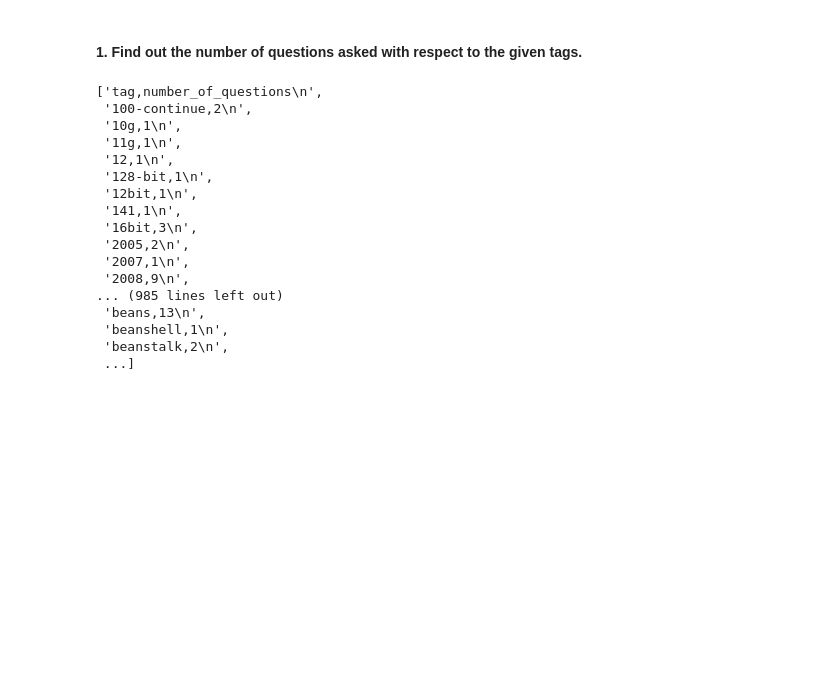
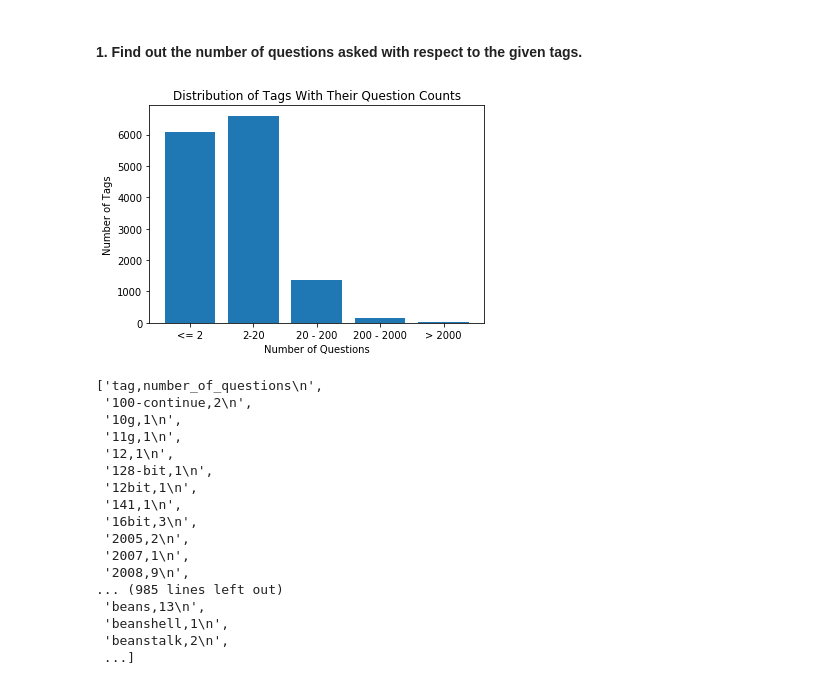
Before and after one commit to rjs211/CS564-ML, a Jupyter notebook: Assignment1/Q1/Q1.ipynb, the cells around one changed output. Saved outputs shown, nothing was run; the diff lists cells and outputs as text; code cells hidden in the pictures; blank space fills up the shorter version.

```diff
--- a/Assignment1/Q1/Q1.ipynb
+++ b/Assignment1/Q1/Q1.ipynb
@@ -42,10 +42,32 @@ for question_id, tags_list in zip(list(data['qid']), list(data['tags'])):
             tag_question_map[tag] = set([question_id])
 # %%
 question1_answer = []
+tag_counts = [0, 0, 0, 0, 0]
 question1_answer.append('tag,number_of_questions\n')
 
 for tag, questions in sorted(tag_question_map.items(), key = lambda x: x[0]):
     question1_answer.append('{},{}\n'.format(tag, len(questions)))
+
+    if len(questions) < 2:
+        tag_counts[0] += 1
+    elif len(questions) < 20:
+        tag_counts[1] += 1
+    elif len(questions) < 200:
+        tag_counts[2] += 1
+    elif len(questions) < 2000:
+        tag_counts[3] += 1
+    else:
+        tag_counts[4] += 1
+# %%
+index = [0, 1, 2, 3, 4]
+plt.bar(index, tag_counts)
+plt.xlabel('Number of Questions', fontsize = 10)
+plt.ylabel('Number of Tags', fontsize = 10)
+plt.xticks(index, ['<= 2', '2-20', '20 - 200', '200 - 2000', '> 2000'], fontsize = 10)
+plt.title('Distribution of Tags With Their Question Counts')
+plt.show()
+# %% [output]
+[figure, added]
 # %%
 question1_answer
 # %% [output]
```
Also changed, not shown: parts of 15 cells of this notebook, 7 other files.
